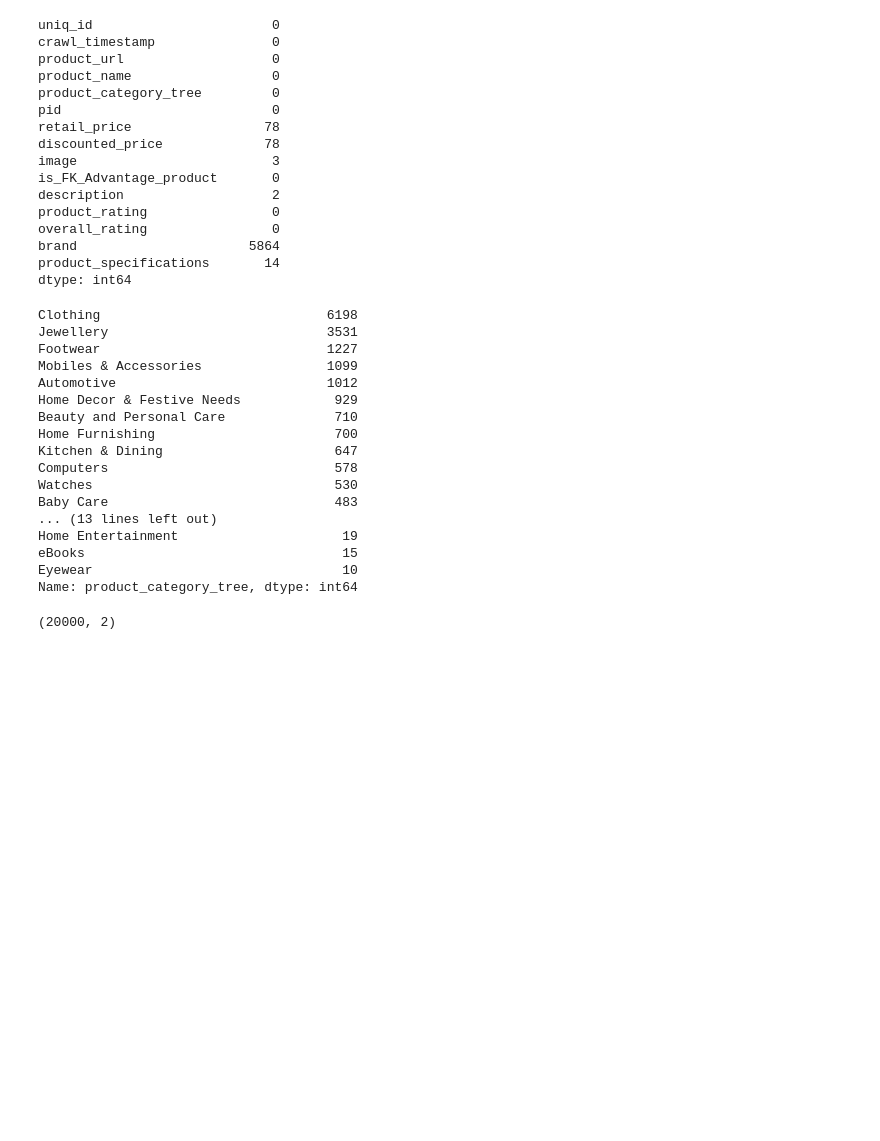
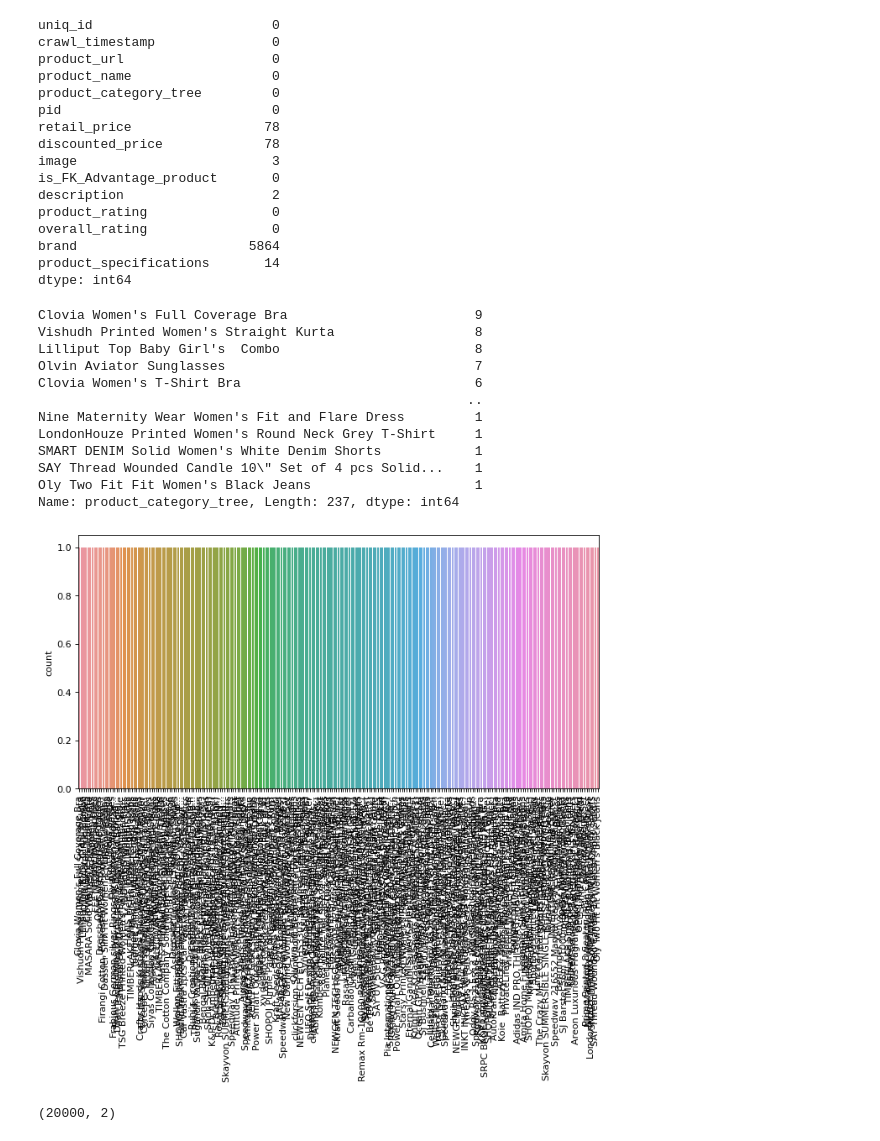
Before and after one commit to kushagra219/NLP-Category-Predictions-Task, a Jupyter notebook: main.ipynb, the cells around one changed output. Drawn from its saved outputs; the diff is of its cells as text; code cells hidden in the pictures; blank space fills up the shorter version.

```diff
--- a/main.ipynb
+++ b/main.ipynb
@@ -61,28 +70,32 @@ def get_primary_category(product_category_tree):
 
 primary_categories = df["product_category_tree"].apply(get_primary_category)
 primary_categories_unique = primary_categories.value_counts()
-final_categories_idx = primary_categories_unique >= 10
+final_categories_idx = primary_categories_unique < 10
 final_categories = primary_categories_unique[final_categories_idx]
 
 print(final_categories)
 # %% [output]
-Clothing                             6198
-Jewellery                            3531
-Footwear                             1227
-Mobiles & Accessories                1099
-Automotive                           1012
-Home Decor & Festive Needs            929
-Beauty and Personal Care              710
-Home Furnishing                       700
-Kitchen & Dining                      647
-Computers                             578
-Watches                               530
-Baby Care                             483
-... (13 lines left out)
-Home Entertainment                     19
-eBooks                                 15
-Eyewear                                10
-Name: product_category_tree, dtype: int64
+Clovia Women's Full Coverage Bra                        9
+Vishudh Printed Women's Straight Kurta                  8
+Lilliput Top Baby Girl's  Combo                         8
+Olvin Aviator Sunglasses                                7
+Clovia Women's T-Shirt Bra                              6
+                                                       ..
+Nine Maternity Wear Women's Fit and Flare Dress         1
+LondonHouze Printed Women's Round Neck Grey T-Shirt     1
+SMART DENIM Solid Women's White Denim Shorts            1
+SAY Thread Wounded Candle 10\" Set of 4 pcs Solid...    1
+Oly Two Fit Fit Women's Black Jeans                     1
+Name: product_category_tree, Length: 237, dtype: int64
+# %%
+plt.figure(figsize=(10, 5), dpi=80)
+
+sns.countplot(x=final_categories.index)
+plt.xticks(rotation = 90)
+
+plt.show()
+# %% [output]
+[figure, added]
 # %%
 new_df = pd.DataFrame()
 new_df["description"] = df["description"]
```
Also changed, not shown: parts of 14 cells of this notebook, 2 other files.
